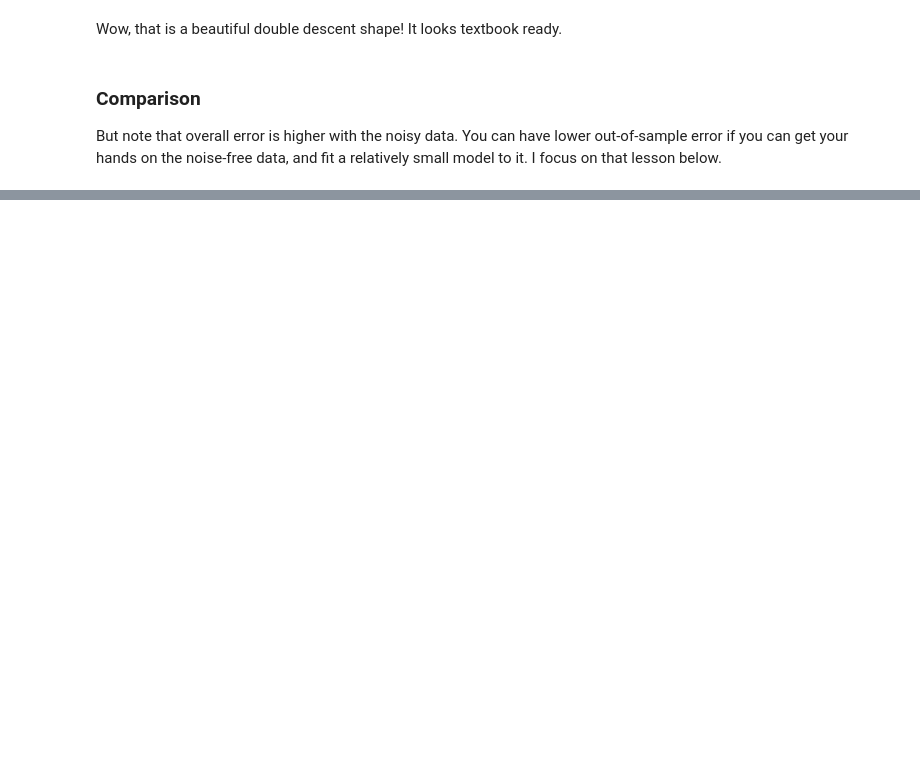
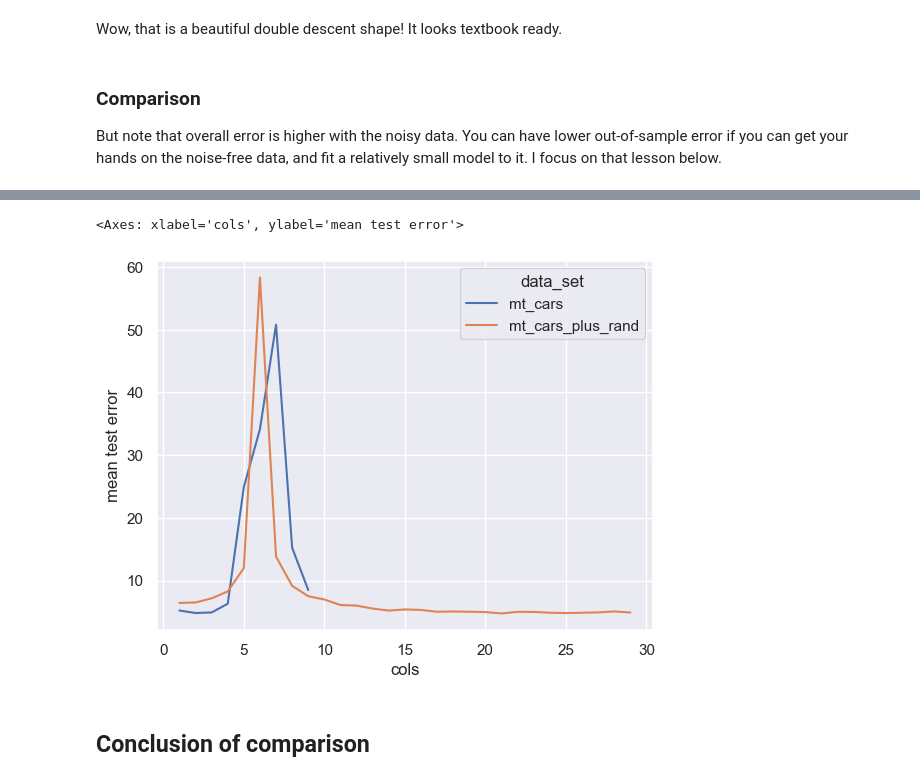
Before and after one commit to jeanimal/double_descent_dar, a Jupyter notebook: double_descent_mtcars_reg.ipynb, the cells around one changed output, grey strips where cells are left out. Saved outputs shown, nothing was run; the diff lists cells and outputs as text; code cells hidden in the pictures; blank space fills up the shorter version.

Commit message:
Better comparison: Added seaborn plot and verbal summary.

```diff
--- a/double_descent_mtcars_reg.ipynb
+++ b/double_descent_mtcars_reg.ipynb
@@ -374,0 +379,11 @@ plt.show()
+# %%
+pad_len = len(num_columns_list_with_rand) - len(num_columns_list)
+padded_mt_cars = np.concatenate((np.mean(metric_dict['test'], axis=0), np.array([np.nan] * pad_len)))
+# %%
+df_wide = pd.DataFrame(
+    {'cols':num_columns_list_with_rand,
+     'mt_cars':padded_mt_cars,
+     'mt_cars_plus_rand':np.mean(metric_dict_with_rand['test'], axis=0)})
+# %%
+df = pd.melt(df_wide, ['cols'], var_name='data_set', value_name='mean test error')
+df.head()
@@ -374,0 +397,9 @@ plt.show()
+# %%
+sns.set_theme()
+# %%
+sns.lineplot(data=df, x='cols', y='mean test error', hue='data_set')
+# %% [output]
+<Axes: xlabel='cols', ylabel='mean test error'>
+[figure, added]
+# %% [markdown]
+## Conclusion of comparison
```
Also changed, not shown: parts of 11 cells of this notebook, 1 other file.
